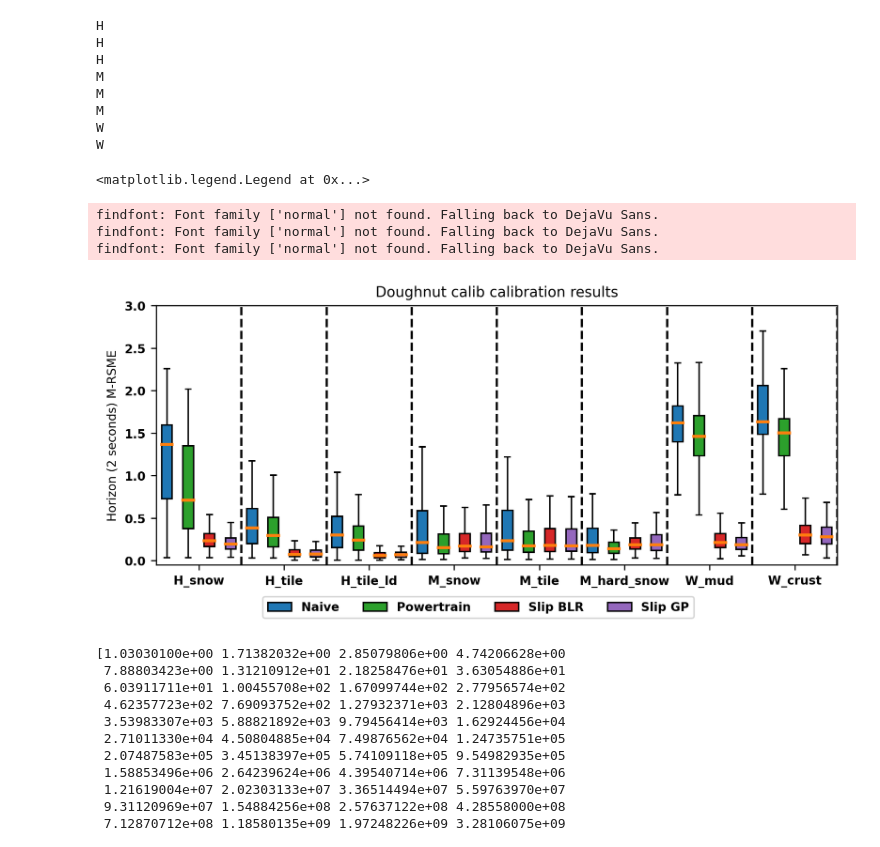
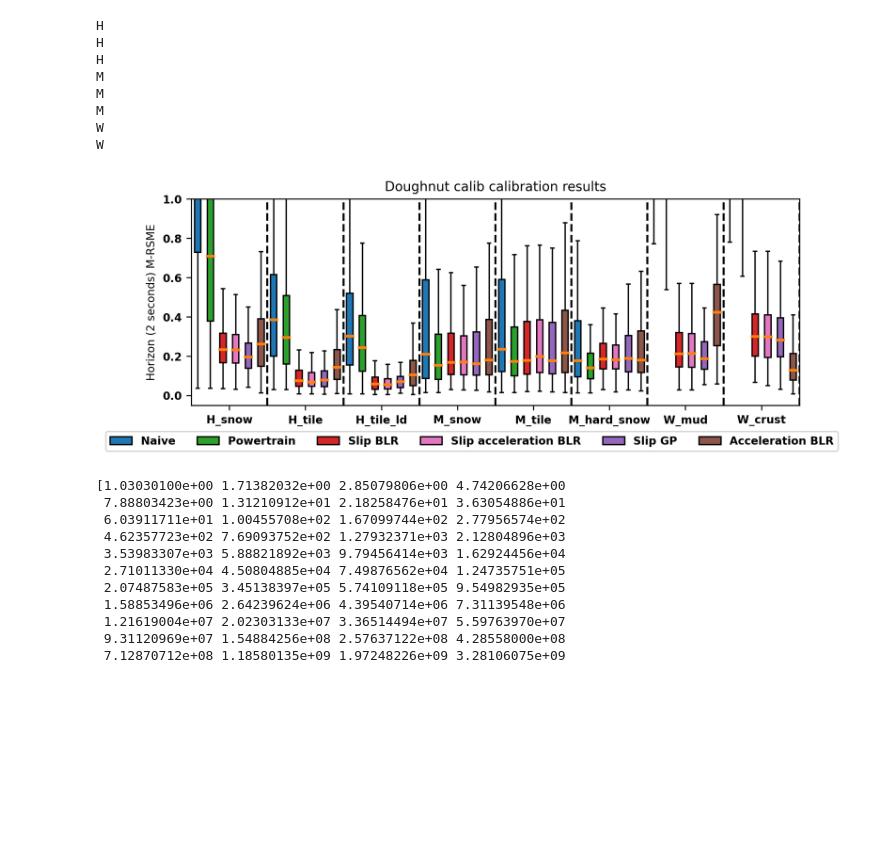
Before and after one commit to norlab-ulaval/norlab_WMRD, a Jupyter notebook: RAL2023/prediction_errors.ipynb, the cells around one changed output. Drawn from its saved outputs; the diff is of its cells as text; code cells hidden in the pictures; blank space fills up the shorter version.

Commit message:
acceleration blr working

```diff
--- a/RAL2023/prediction_errors.ipynb
+++ b/RAL2023/prediction_errors.ipynb
@@ -161,9 +163,9 @@ for i in range(0, 40):
     str_icp_vel_x_list.append(str_icp_vel_x_i)
     str_icp_vel_y_list.append(str_icp_vel_y_i)
     str_icp_vel_yaw_list.append(str_icp_vel_yaw_i)
-# icp_vel_x_array = validate_dataset[str_icp_vel_x_list].to_numpy()
-# icp_vel_y_array = validate_dataset[str_icp_vel_y_list].to_numpy()
-# icp_vel_yaw_array = validate_dataset[str_icp_vel_yaw_list].to_numpy()
+icp_vel_x_array = validate_dataset[str_icp_vel_x_list].to_numpy()
+icp_vel_y_array = validate_dataset[str_icp_vel_y_list].to_numpy()
+icp_vel_yaw_array = validate_dataset[str_icp_vel_yaw_list].to_numpy()
 
 # extract body_vel_distruptions arrays (output arrays)
 
@@ -418,7 +481,7 @@ W
 # %%
 fig, ax = plt.subplots(1, 1, dpi=300, gridspec_kw={'hspace': 0.35, 'wspace': 0.23})
 fig.set_size_inches(2*width, height)
-fig.subplots_adjust(left=.06, bottom=.14, right=.99, top=.99)
+fig.subplots_adjust(left=.08, bottom=0.18, right=.99, top=.92)
 fig.tight_layout()
 
 medians_color = 'C1'
@@ -426,55 +489,67 @@ cmd_box_color = 'C0'
 powertrain_box_color = 'C2'
 blr_slip_box_color = 'C3'
 gp_slip_box_color = 'C4'
+blr_slip_acceleration_box_color = 'C6'
+blr_acceleration_box_color = 'C5'
 boxplots_width = 0.5
 
-y_max = 3.0
+y_max = 1.0
 y_min = -0.05
 
 for i in range(len(validate_datasets)):
     # print(cmd_idd_prediction_errors_list[i])
-    cmd = ax.boxplot(cmd_idd_prediction_errors_list[i], positions = [4*i], widths=boxplots_width, showfliers=False, patch_artist=True,
+    cmd = ax.boxplot(cmd_idd_prediction_errors_list[i], positions = [6*i], widths=boxplots_width, showfliers=False, patch_artist=True,
                    boxprops=dict(facecolor = cmd_box_color, color = 'k'),
                    whiskerprops=dict(color='k'),
                    medianprops=dict(color=medians_color, linewidth=2))
 
-    pwrtrn = ax.boxplot(transitory_idd_prediction_errors_list[i], positions = [4*i+1], widths=boxplots_width, showfliers=False, patch_artist=True,
+    pwrtrn = ax.boxplot(transitory_idd_prediction_errors_list[i], positions = [6*i+1], widths=boxplots_width, showfliers=False, patch_artist=True,
                    boxprops=dict(facecolor = powertrain_box_color, color = 'k'),
                    whiskerprops=dict(color='k'),
                    medianprops=dict(color=medians_color, linewidth=2))
 
-    blr_slip = ax.boxplot(blr_slip_prediction_errors_list[i], positions = [4*i+2], widths=boxplots_width, showfliers=False, patch_artist=True,
+    blr_slip = ax.boxplot(blr_slip_prediction_errors_list[i], positions = [6*i+2], widths=boxplots_width, showfliers=False, patch_artist=True,
                    boxprops=dict(facecolor = blr_slip_box_color, color = 'k'),
                    whiskerprops=dict(color='k'),
                    medianprops=dict(color=medians_color, linewidth=2))
 
-    blr_slip = ax.boxplot(gp_slip_prediction_errors_list[i], positions = [4*i+3], widths=boxplots_width, showfliers=False, patch_artist=True,
+    blr_slip_acceleration = ax.boxplot(blr_slip_acceleration_prediction_errors_list[i], positions = [6*i+3], widths=boxplots_width, showfliers=False, patch_artist=True,
+                   boxprops=dict(facecolor = blr_slip_acceleration_box_color, color = 'k'),
+                   whiskerprops=dict(color='k'),
+                   medianprops=dict(color=medians_color, linewidth=2))
+
+    gp_slip = ax.boxplot(gp_slip_prediction_errors_list[i], positions = [6*i+4], widths=boxplots_width, showfliers=False, patch_artist=True,
                    boxprops=dict(facecolor = gp_slip_box_color, color = 'k'),
                    whiskerprops=dict(color='k'),
                    medianprops=dict(color=medians_color, linewidth=2))
 
-    ax.vlines(4*i+3.5, y_min, y_max, colors='k', linestyles='dashed')
+    blr_acceleration = ax.boxplot(blr_acceleration_prediction_errors_list[i], positions = [6*i+5], widths=boxplots_width, showfliers=False, patch_artist=True,
+                   boxprops=dict(facecolor = blr_acceleration_box_color, color = 'k'),
+                   whiskerprops=dict(color='k'),
+                   medianprops=dict(color=medians_color, linewidth=2))
+
+    ax.vlines(6*i+5.5, y_min, y_max, colors='k', linestyles='dashed')
 
 ax.set_ylim(y_min, y_max)
 
 xticks = []
 for i in range(len(dataset_labels)):
-    xticks.append(4*i+1.5)
+    xticks.append(6.0*i+2.5)
 ax.set_xticks(xticks)
 ax.set_xticklabels(dataset_labels)
 ax.set_ylabel('Horizon (2 seconds) M-RSME')
 ax.set_title('Doughnut calib calibration results')
 
 # legend
 legend_elements = [Rectangle((0,0), width=5, height=3, facecolor=cmd_box_color, label='Naive', linestyle='solid', edgecolor='k'),
                    Rectangle((0,0), width=5, height=3, facecolor=powertrain_box_color, label='Powertrain', linestyle='solid', edgecolor='k'),
                   Rectangle((0,0), width=5, height=3, facecolor=blr_slip_box_color, label='Slip BLR', linestyle='solid', edgecolor='k'),
-                  Rectangle((0,0), width=5, height=3, facecolor=gp_slip_box_color, label='Slip GP', linestyle='solid', edgecolor='k')]
+                   Rectangle((0,0), width=5, height=3, facecolor=blr_slip_acceleration_box_color, label='Slip acceleration BLR', linestyle='solid', edgecolor='k'),
+                  Rectangle((0,0), width=5, height=3, facecolor=gp_slip_box_color, label='Slip GP', linestyle='solid', edgecolor='k'),
+                   Rectangle((0,0), width=5, height=3, facecolor=blr_acceleration_box_color, label='Acceleration BLR', linestyle='solid', edgecolor='k')]
 
-fig.legend(handles=legend_elements, loc='center', ncol=4, bbox_to_anchor=(0.5,0))
+fig.legend(handles=legend_elements, loc='center', ncol=6, bbox_to_anchor=(0.5,0.05))
+
+plt.savefig('figs/prediction_errors_warthog_mud.jpg')
 # %% [output]
-<matplotlib.legend.Legend at 0x...>
-findfont: Font family ['normal'] not found. Falling back to DejaVu Sans.
-findfont: Font family ['normal'] not found. Falling back to DejaVu Sans.
-findfont: Font family ['normal'] not found. Falling back to DejaVu Sans.
-[figure, old version]
+[figure, new version]
```
Also changed, not shown: parts of 6 cells of this notebook, 7 other files.
